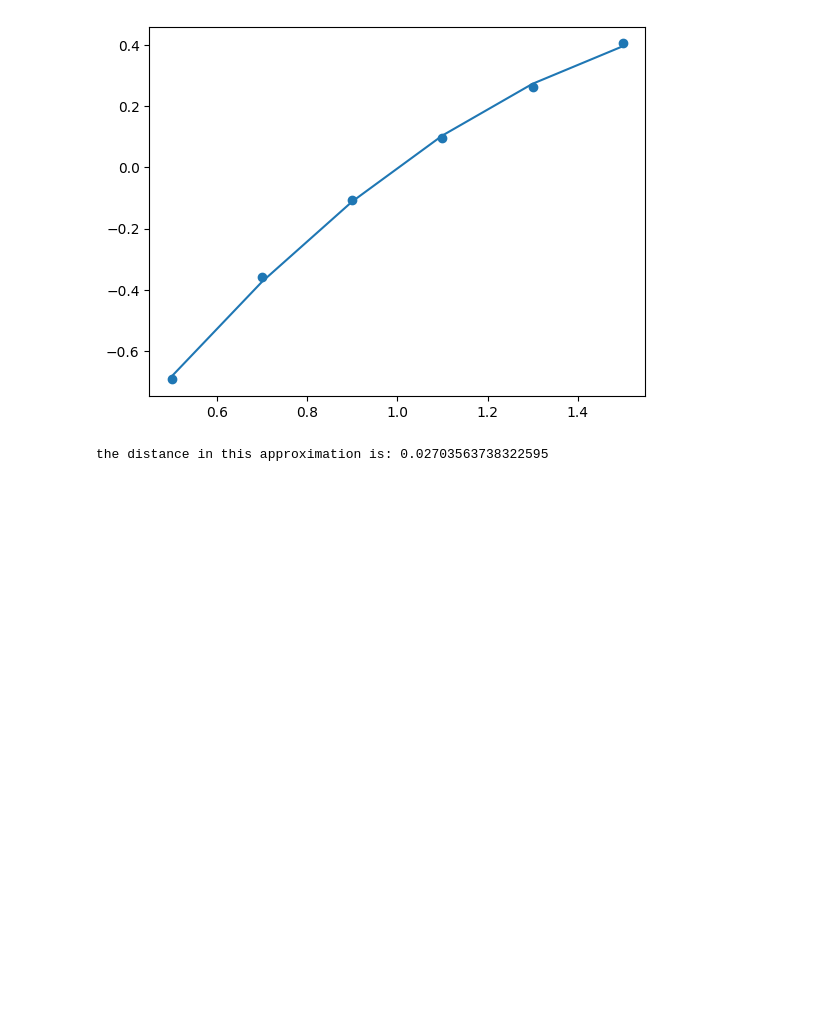
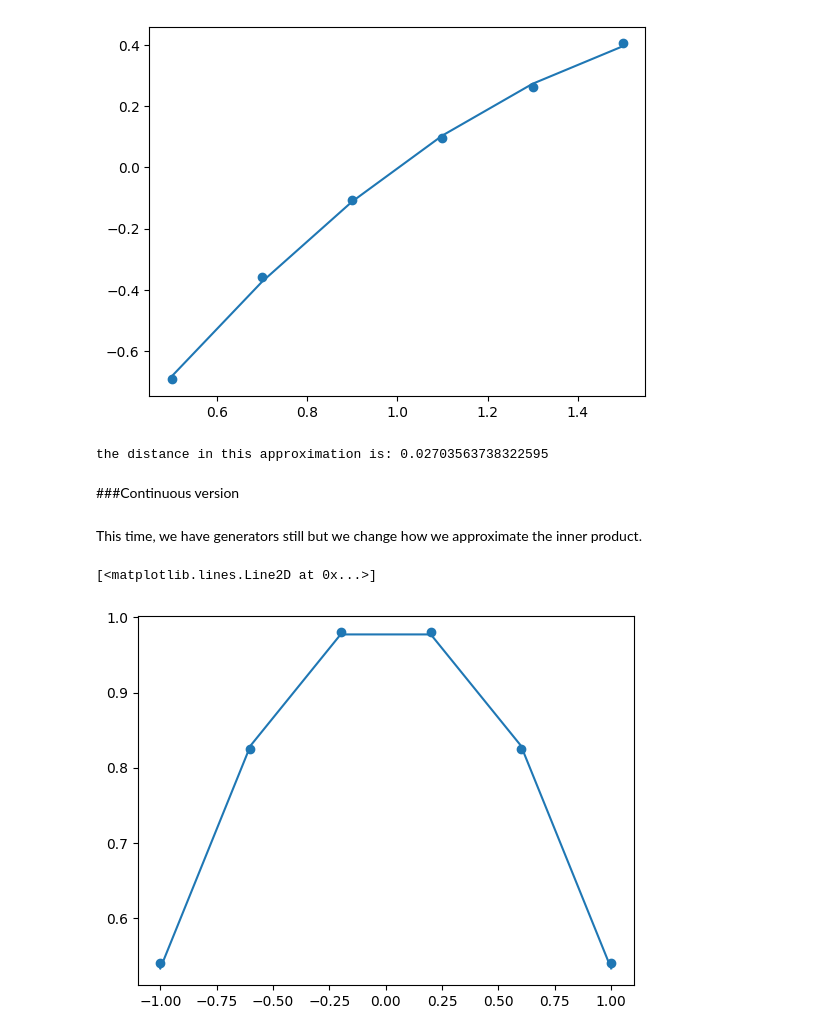
Before and after one commit to jcv00036/amn_p, a Jupyter notebook: Notebook.ipynb, the cells around one changed output. Drawn from its saved outputs; the diff is of its cells as text; code cells hidden in the pictures; blank space fills up the shorter version.

```diff
--- a/Notebook.ipynb
+++ b/Notebook.ipynb
@@ -1126,3 +1155,71 @@ print("the distance in this approximation is: "+ str(distance(f,approx,data)))
 # %% [output]
 [figure]
 the distance in this approximation is: 0.02703563738322595
+# %% [markdown]
+###Continuous version
+# %% [markdown]
+This time, we have generators still but we change how we approximate the inner product.
+# %%
+def innerProductForContinious(f,g,a,b):
+  '''
+  Parameters
+  ----------
+    f : function
+    g : function
+    a : float
+    b : float
+
+  Returns
+  -------
+    result: float
+        inner product of the two functions
+  '''
+#  def product(x):
+#    return f(x)*g(x)
+#  return trapezoidIntegration(product,a,b,10) |||| all of this can be done better:
+  return trapezoidIntegration(lambda t: f(t)*g(t),a,b,10)
+# %%
+def f(x): #define some function, e.g. f(x)=log(x)
+  return np.cos(x)
+
+
+#We want to approximate this mesh of points with a straigth line
+x = np.linspace(-1,1,6)
+fig, ax = plt.subplots()
+ax.scatter(x,f(x))
+#***************************************************************
+
+#***************************************************************
+
+#***u1 and u2 will be my generators***
+def u1(x):
+  return 1
+
+def u2(x):
+  return x
+
+def u3(x):
+  return x**2
+#*************************************
+
+a = -1
+b = 1
+
+#This means aλ = b
+A = np.array([
+    [innerProductForContinious(u1,u1,a,b),innerProductForContinious(u1,u2,a,b),innerProductForContinious(u1,u3,a,b)],
+    [innerProductForContinious(u2,u1,a,b),innerProductForContinious(u2,u2,a,b),innerProductForContinious(u2,u3,a,b)],
+    [innerProductForContinious(u3,u1,a,b),innerProductForContinious(u3,u2,a,b),innerProductForContinious(u3,u3,a,b)]])
+B = np.array([innerProductForContinious(u1,f,a,b),innerProductForContinious(u2,f,a,b),innerProductForContinious(u3,f,a,b)])
+
+sol = np.linalg.solve(A,B)
+
+def approx(x):
+  return sol[0]*u1(x)+sol[1]*u2(x)+sol[2]*u3(x)
+
+y = approx(x)
+ax.plot(x,y)
+#***************************************************************
+# %% [output]
+[<matplotlib.lines.Line2D at 0x...>]
+[figure, added]
```
Also changed, not shown: parts of 23 cells of this notebook.
